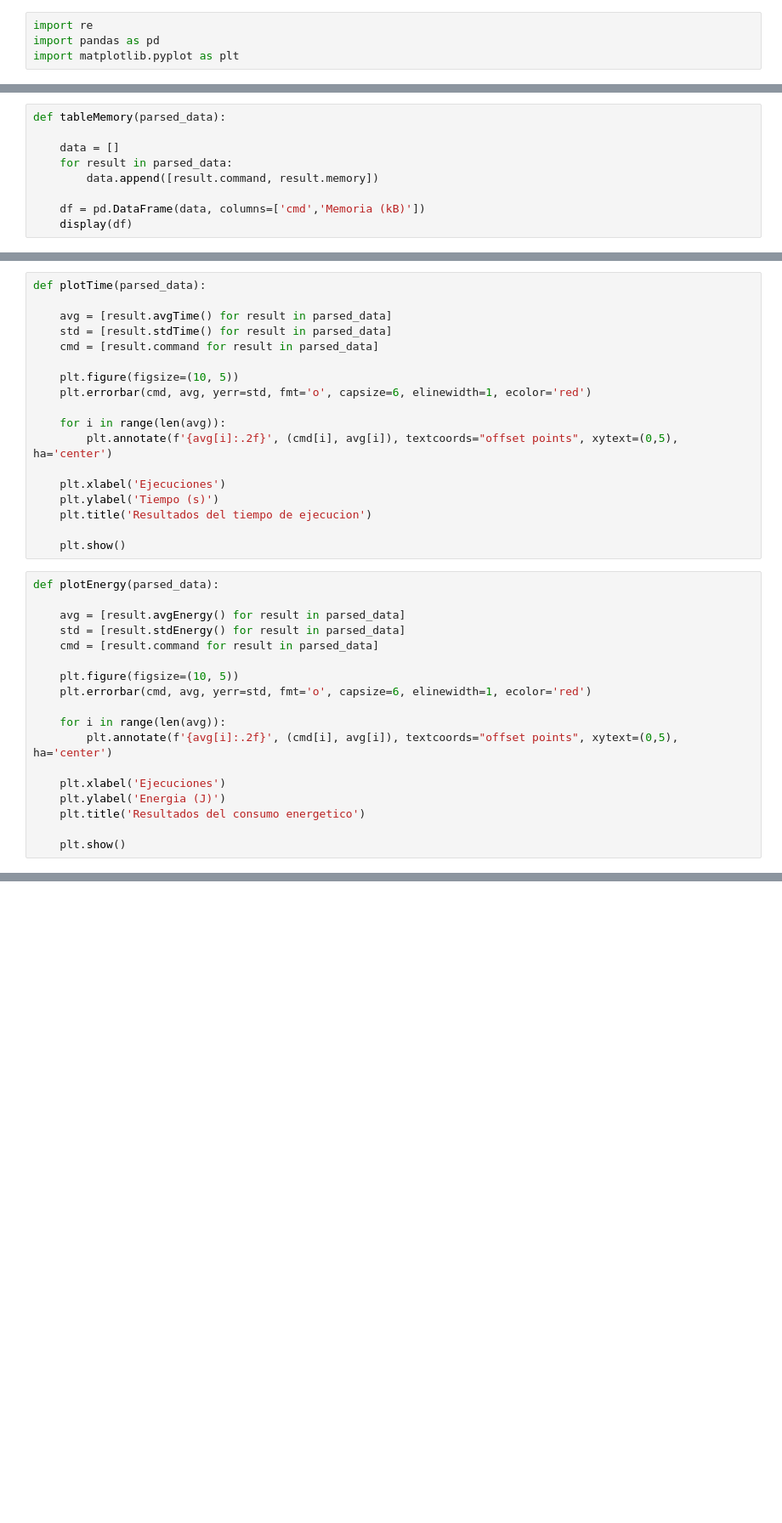
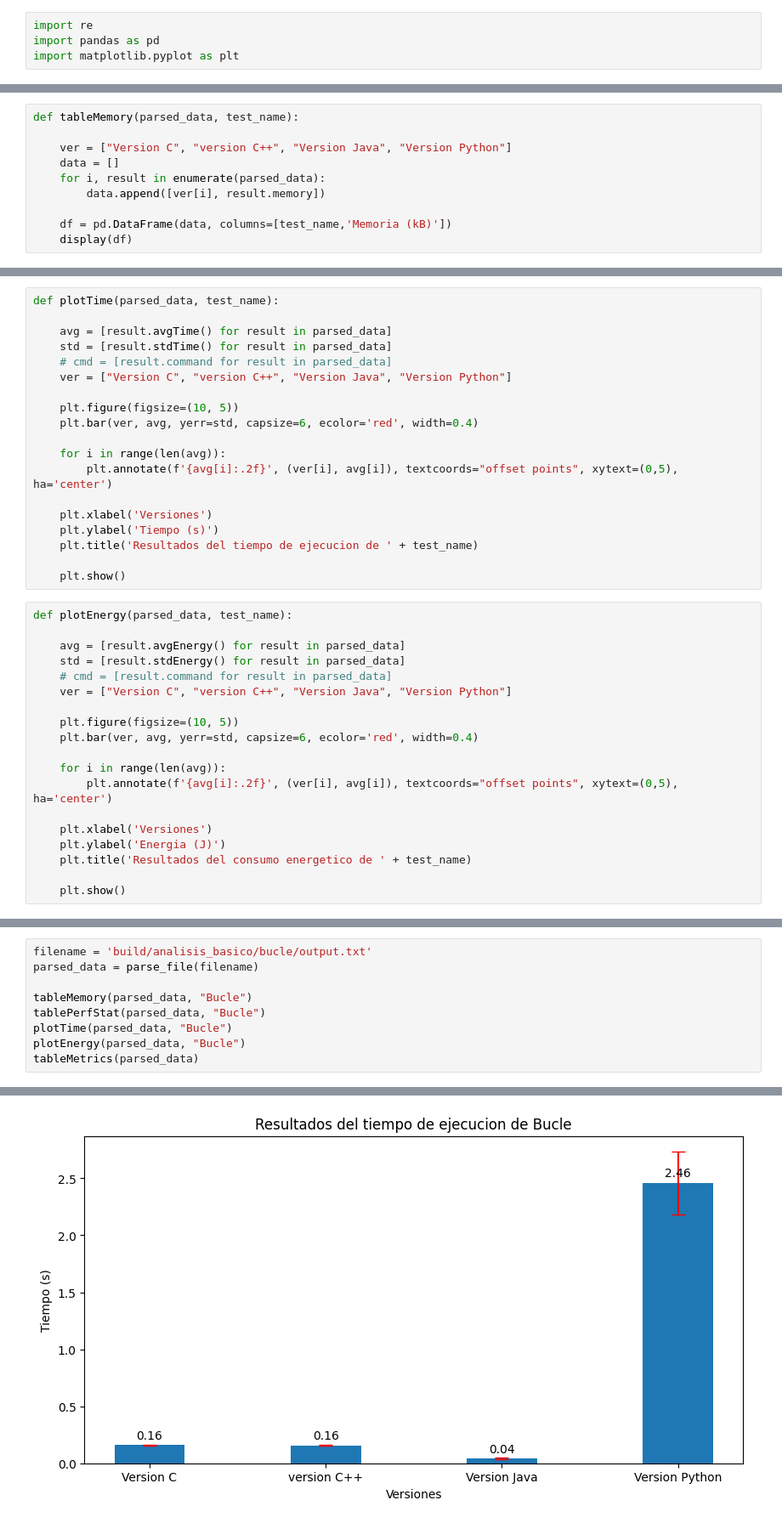
Before and after one commit to Kaijie125/LanguagePerformance, a Jupyter notebook: resultados.ipynb, the cells around one changed output, grey strips where cells are left out. Shown at 85% size. Saved outputs shown, nothing was run; the diff lists cells and outputs as text; blank space fills up the shorter version.

```diff
--- a/resultados.ipynb
+++ b/resultados.ipynb
@@ -151,12 +151,13 @@ def parse_file(filename):
 
     return results
 # %%
-def tableMemory(parsed_data):
+def tableMemory(parsed_data, test_name):
 
+    ver = ["Version C", "version C++", "Version Java", "Version Python"]
     data = []
-    for result in parsed_data:
-        data.append([result.command, result.memory])
+    for i, result in enumerate(parsed_data):
+        data.append([ver[i], result.memory])
 
-    df = pd.DataFrame(data, columns=['cmd','Memoria (kB)'])
+    df = pd.DataFrame(data, columns=[test_name,'Memoria (kB)'])
     display(df)
 # %%
@@ -181,38 +184,40 @@ def tablePerfStat(parsed_data):
     display(df)
 # %%
-def plotTime(parsed_data):
+def plotTime(parsed_data, test_name):
 
     avg = [result.avgTime() for result in parsed_data]
     std = [result.stdTime() for result in parsed_data]
-    cmd = [result.command for result in parsed_data]
+    # cmd = [result.command for result in parsed_data]
+    ver = ["Version C", "version C++", "Version Java", "Version Python"]
 
     plt.figure(figsize=(10, 5))
-    plt.errorbar(cmd, avg, yerr=std, fmt='o', capsize=6, elinewidth=1, ecolor='red')
+    plt.bar(ver, avg, yerr=std, capsize=6, ecolor='red', width=0.4)
 
     for i in range(len(avg)):
-        plt.annotate(f'{avg[i]:.2f}', (cmd[i], avg[i]), textcoords="offset points", xytext=(0,5), ha='center')
+        plt.annotate(f'{avg[i]:.2f}', (ver[i], avg[i]), textcoords="offset points", xytext=(0,5), ha='center')
 
-    plt.xlabel('Ejecuciones')
+    plt.xlabel('Versiones')
     plt.ylabel('Tiempo (s)')
-    plt.title('Resultados del tiempo de ejecucion')
+    plt.title('Resultados del tiempo de ejecucion de ' + test_name)
 
     plt.show()
 # %%
-def plotEnergy(parsed_data):
+def plotEnergy(parsed_data, test_name):
 
     avg = [result.avgEnergy() for result in parsed_data]
     std = [result.stdEnergy() for result in parsed_data]
-    cmd = [result.command for result in parsed_data]
+    # cmd = [result.command for result in parsed_data]
+    ver = ["Version C", "version C++", "Version Java", "Version Python"]
 
     plt.figure(figsize=(10, 5))
-    plt.errorbar(cmd, avg, yerr=std, fmt='o', capsize=6, elinewidth=1, ecolor='red')
+    plt.bar(ver, avg, yerr=std, capsize=6, ecolor='red', width=0.4)
 
     for i in range(len(avg)):
-        plt.annotate(f'{avg[i]:.2f}', (cmd[i], avg[i]), textcoords="offset points", xytext=(0,5), ha='center')
+        plt.annotate(f'{avg[i]:.2f}', (ver[i], avg[i]), textcoords="offset points", xytext=(0,5), ha='center')
 
-    plt.xlabel('Ejecuciones')
+    plt.xlabel('Versiones')
     plt.ylabel('Energia (J)')
-    plt.title('Resultados del consumo energetico')
+    plt.title('Resultados del consumo energetico de ' + test_name)
 
     plt.show()
 # %%
@@ -796,0 +251,10 @@ tableMetrics(parsed_data)
+# %%
+filename = 'build/analisis_basico/bucle/output.txt'
+parsed_data = parse_file(filename)
+
+tableMemory(parsed_data, "Bucle")
+tablePerfStat(parsed_data, "Bucle")
+plotTime(parsed_data, "Bucle")
+plotEnergy(parsed_data, "Bucle")
+tableMetrics(parsed_data)
+# %% [output]
@@ -796,0 +271 @@ tableMetrics(parsed_data)
+[figure, added]
```
Also changed, not shown: parts of 42 cells of this notebook.
